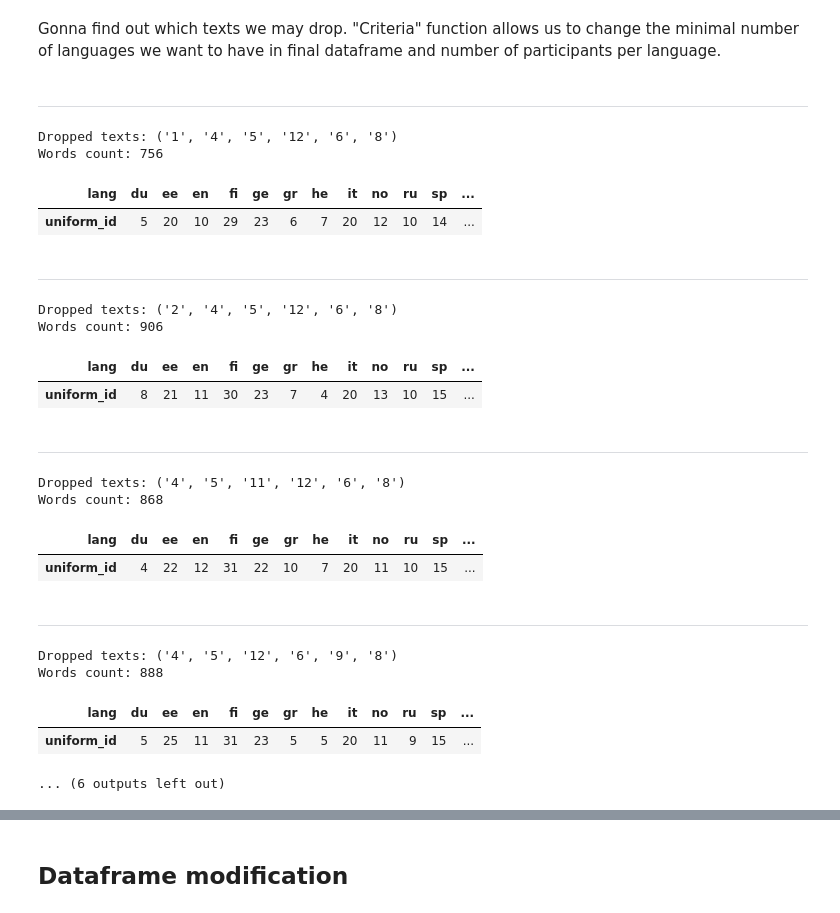
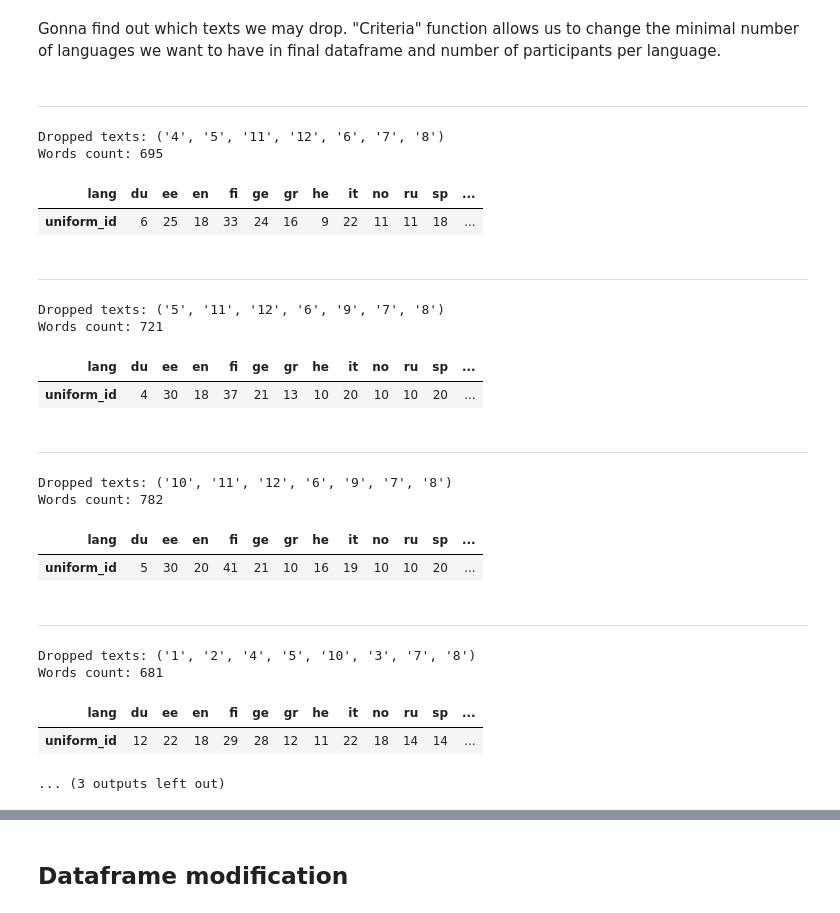
Before and after one commit to linaskerath/ANLP_project, a Jupyter notebook: scripts/data_preparation_new.ipynb, the cells around one changed output, grey strips where cells are left out. Saved outputs shown, nothing was run; the diff lists cells and outputs as text; code cells hidden in the pictures.

```diff
--- a/scripts/data_preparation_new.ipynb
+++ b/scripts/data_preparation_new.ipynb
@@ -183,41 +185,42 @@ def criteria(df, languages, group_size):
 # %%
 from IPython.display import Markdown
 
-def greedy_exploration(df, min_tuple, max_tuple, min_languages, min_group_size):
+def greedy_exploration(df, min_tuple, max_tuple, min_languages, min_group_size, min_words):
     sizes_of_tuples = list(range(min_tuple, max_tuple+1))
     for tuple_size in sizes_of_tuples:
         tuples_to_test = list(combinations(df.itemid.unique(), tuple_size))
         for t in tuples_to_test:
             df1 = filter_by_text(df, t)
             df2 = people_by_language(df1)
+            words = len(df1[["itemid", "sentnum", "ianum"]].drop_duplicates())
 
-            if criteria(df2, min_languages, min_group_size):
-                words = len(df1[["itemid", "sentnum", "ianum"]].drop_duplicates())
+
+            if criteria(df2, min_languages, min_group_size) and words >= min_words:
                 display(Markdown('---'))
                 print(f'Dropped texts: {t}')
                 print(f'Words count: {words}')
                 display(df2.transpose())
 # %%
-greedy_exploration(original_df, 6, 6, 4, 20)
+greedy_exploration(original_df, 6, 8, 6, 18, 680)
 # %% [output]
 ---
-Dropped texts: ('1', '4', '5', '12', '6', '8')
-Words count: 756
+Dropped texts: ('4', '5', '11', '12', '6', '7', '8')
+Words count: 695
 | lang | du | ee | en | fi | ge | gr | he | it | no | ru | sp | ... |
-| uniform_id | 5 | 20 | 10 | 29 | 23 | 6 | 7 | 20 | 12 | 10 | 14 | ... |
+| uniform_id | 6 | 25 | 18 | 33 | 24 | 16 | 9 | 22 | 11 | 11 | 18 | ... |
 ---
-Dropped texts: ('2', '4', '5', '12', '6', '8')
-Words count: 906
+Dropped texts: ('5', '11', '12', '6', '9', '7', '8')
+Words count: 721
 | lang | du | ee | en | fi | ge | gr | he | it | no | ru | sp | ... |
-| uniform_id | 8 | 21 | 11 | 30 | 23 | 7 | 4 | 20 | 13 | 10 | 15 | ... |
+| uniform_id | 4 | 30 | 18 | 37 | 21 | 13 | 10 | 20 | 10 | 10 | 20 | ... |
 ---
-Dropped texts: ('4', '5', '11', '12', '6', '8')
-Words count: 868
+Dropped texts: ('10', '11', '12', '6', '9', '7', '8')
+Words count: 782
 | lang | du | ee | en | fi | ge | gr | he | it | no | ru | sp | ... |
-| uniform_id | 4 | 22 | 12 | 31 | 22 | 10 | 7 | 20 | 11 | 10 | 15 | ... |
+| uniform_id | 5 | 30 | 20 | 41 | 21 | 10 | 16 | 19 | 10 | 10 | 20 | ... |
 ---
-Dropped texts: ('4', '5', '12', '6', '9', '8')
-Words count: 888
+Dropped texts: ('1', '2', '4', '5', '10', '3', '7', '8')
+Words count: 681
 | lang | du | ee | en | fi | ge | gr | he | it | no | ru | sp | ... |
-| uniform_id | 5 | 25 | 11 | 31 | 23 | 5 | 5 | 20 | 11 | 9 | 15 | ... |
+| uniform_id | 12 | 22 | 18 | 29 | 28 | 12 | 11 | 22 | 18 | 14 | 14 | ... |
-... (6 outputs left out)
+... (3 outputs left out)
```
Also changed, not shown: parts of 14 cells of this notebook, 2 other files.
